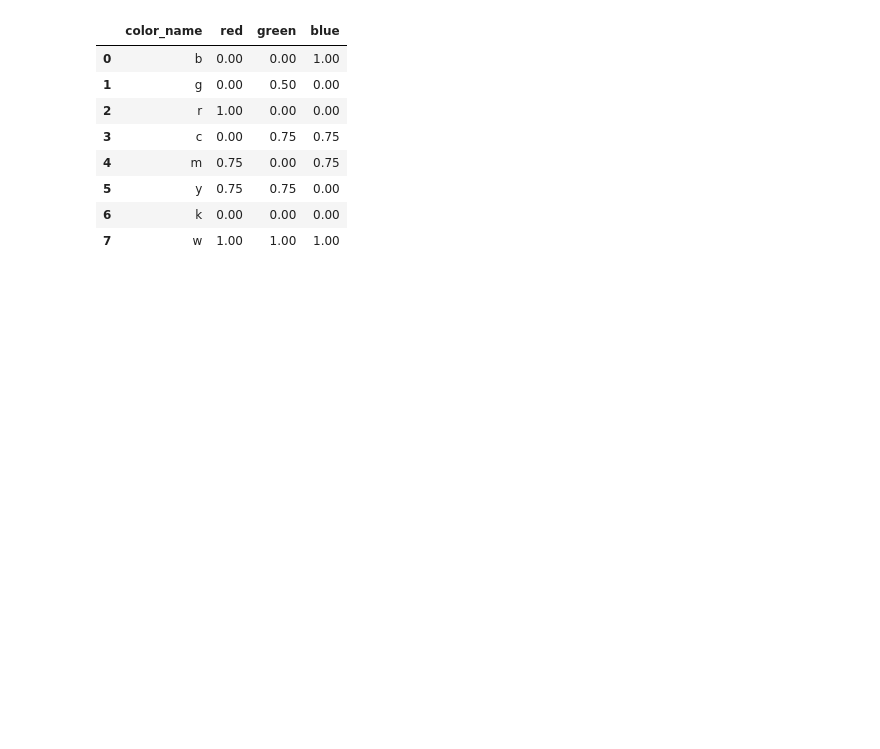
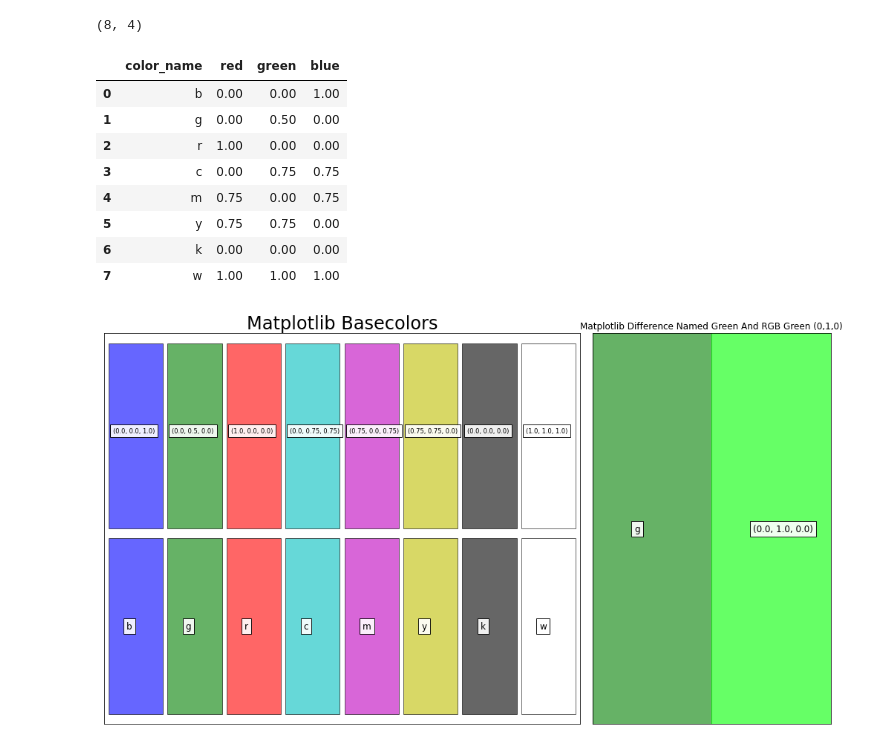
Before and after one commit to jbs-public-function/colorbrains-research, a Jupyter notebook: colorbrains_research/notebooks/apidata.ipynb, the cells around one changed output. Drawn from its saved outputs; the diff is of its cells as text; code cells hidden in the pictures; blank space fills up the shorter version.

```diff
--- a/colorbrains_research/notebooks/apidata.ipynb
+++ b/colorbrains_research/notebooks/apidata.ipynb
@@ -3,7 +33,8 @@ from colorbrains_research import get_apidata
 # %%
-get_apidata.get_basecolors().shape
-get_apidata.get_basecolors()
+display(get_apidata.get_basecolors().shape)
+display(get_apidata.get_basecolors())
 # %% [output]
+(8, 4)
 |  | color_name | red | green | blue |
 | 0 | b | 0.00 | 0.00 | 1.00 |
 | 1 | g | 0.00 | 0.50 | 0.00 |
@@ -13,3 +44,61 @@ get_apidata.get_basecolors()
 | 5 | y | 0.75 | 0.75 | 0.00 |
 | 6 | k | 0.00 | 0.00 | 0.00 |
 | 7 | w | 1.00 | 1.00 | 1.00 |
+# %%
+colors = []
+labels = []
+for i, v in get_apidata.get_basecolors().iterrows():
+    labels.append(v['color_name'])
+    colors.append((v['red'], v['green'], v['blue']))
+
+fig, (ax, ax_greens) = plt.subplots(figsize=(14,8), ncols=2, gridspec_kw={'width_ratios': [3 ,1.5]})
+offset = .25
+width = 3
+
+max_y = 0.9
+min_y = .05
+
+annotate_y = 0.5
+annotate_x = 0.25
+
+for count, (label, color) in enumerate(zip(colors, labels)):
+    start = width * count
+    _offset = offset * (count + 1)
+    rect = patches.Rectangle((start+_offset, min_y), width, max_y, linewidth=1, edgecolor='k', facecolor=color, alpha=0.6)
+    ax.add_patch(rect)
+
+    rect = patches.Rectangle((start+_offset, min_y + .95), width, max_y + 0.05, linewidth=1, edgecolor='k', facecolor=color, alpha=0.6)
+    ax.add_patch(rect)
+
+    g = ax.annotate(color, (start + _offset + offset * 4, annotate_y), size='large', va='center')
+    g.set_bbox(dict(facecolor='white', alpha=0.9,))
+    g = ax.annotate(label, (start + _offset + offset, annotate_y + 1), size='small', va='center')
+    g.set_bbox(dict(facecolor='white', alpha=0.9,))
+
+rect = patches.Rectangle((0, 0), 1, 1, linewidth=1, edgecolor='g', facecolor='g', alpha=0.6)
+ax_greens.add_patch(rect)
+rect = patches.Rectangle((1, 0), 1, 1, linewidth=1, edgecolor=(0,1,0), facecolor=(0,1,0), alpha=0.6)
+ax_greens.add_patch(rect)
+
+
+g = ax_greens.annotate('g', (0.35, 0.5), size='large', va='center')
+g.set_bbox(dict(facecolor='white', alpha=0.9,))
+g = ax_greens.annotate('(0.0, 1.0, 0.0)', (1.35, 0.5), size='large', va='center')
+g.set_bbox(dict(facecolor='white', alpha=0.9,))
+
+
+ax_greens.set_xlim(0, 2)
+ax_greens.set_ylim(0,1)
+ax_greens.axes.get_xaxis().set_visible(False)
+ax_greens.axes.get_yaxis().set_visible(False)
+ax_greens.set_title('Matplotlib Difference Named Green And RGB Green (0,1,0)')
+
+
+ax.set_xlim(0, (len(labels) + 0.75) * width)
+ax.set_ylim(0,2)
+ax.axes.get_xaxis().set_visible(False)
+ax.axes.get_yaxis().set_visible(False)
+ax.set_title('Matplotlib Basecolors', size=24)
+plt.tight_layout()
+# %% [output]
+[figure, added]
```
Also changed, not shown: parts of 11 cells of this notebook.
